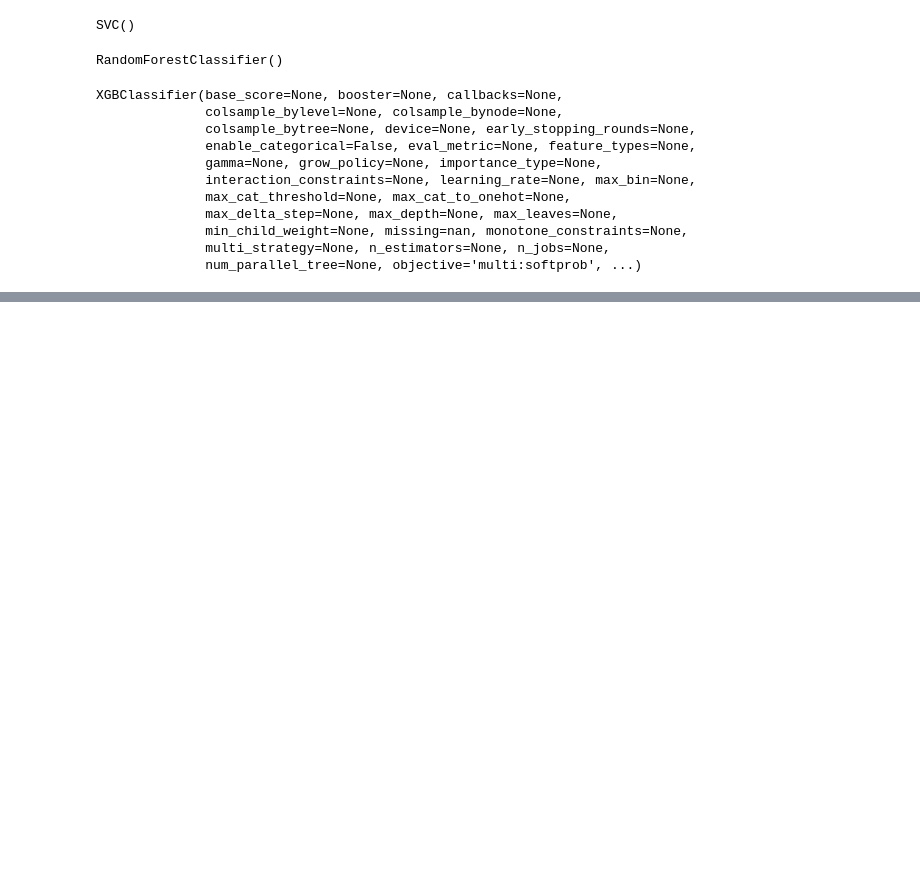
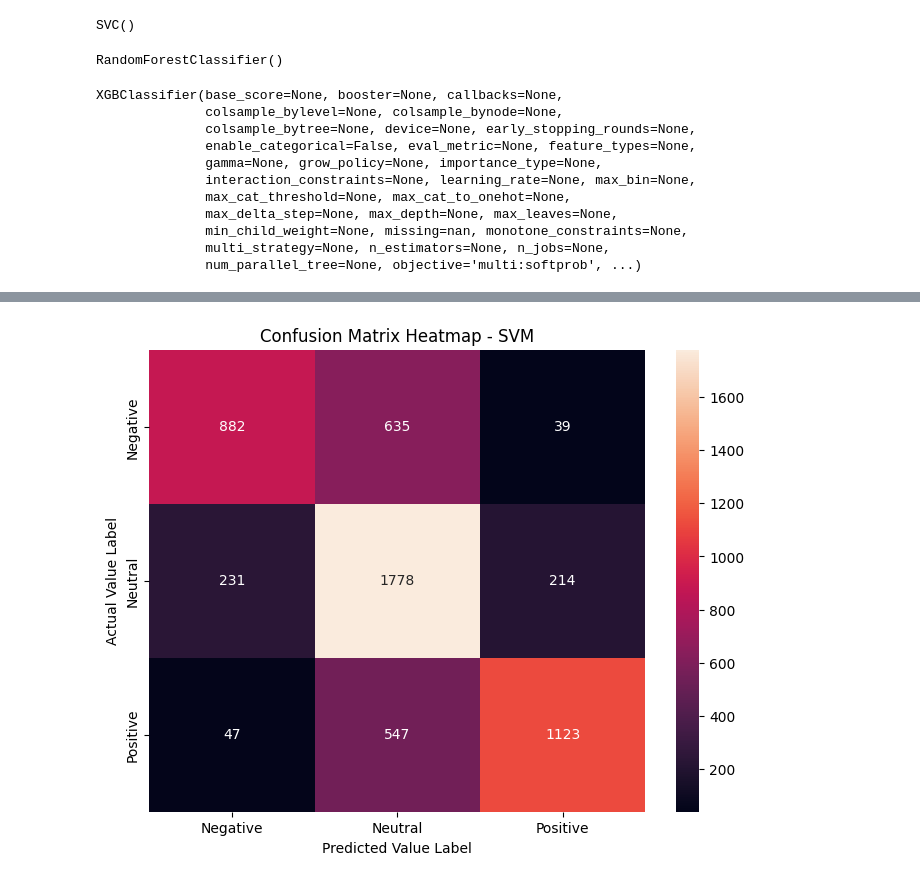
Before and after one commit to meutsabdahal/text-sentiment-analysis, a Jupyter notebook: text_sentiment_analysis.ipynb, the cells around one changed output, grey strips where cells are left out. Drawn from its saved outputs; the diff is of its cells as text; code cells hidden in the pictures; blank space fills up the shorter version.

```diff
--- a/text_sentiment_analysis.ipynb
+++ b/text_sentiment_analysis.ipynb
@@ -247,0 +306,10 @@ y_pred_xgboost = xgboost.predict(X_test)
+# %%
+# heatmap with confusion matrix
+plt.figure(figsize=(8, 6))
+sns.heatmap(confusion_matrix(y_test, y_pred_svm), annot=True, fmt='d', xticklabels=['Negative', 'Neutral', 'Positive'], yticklabels=['Negative', 'Neutral', 'Positive'])
+plt.xlabel('Predicted Value Label')
+plt.ylabel('Actual Value Label')
+plt.title('Confusion Matrix Heatmap - SVM')
+plt.show()
+# %% [output]
+[figure, added]
```
Also changed, not shown: parts of 11 cells of this notebook.
